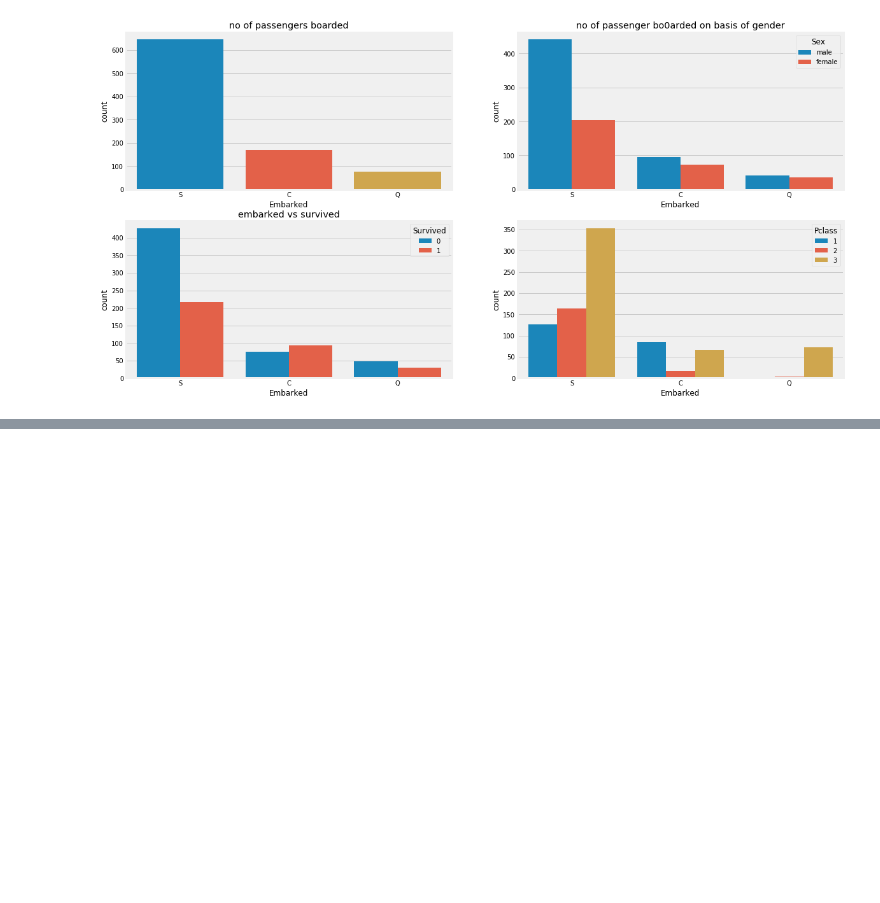
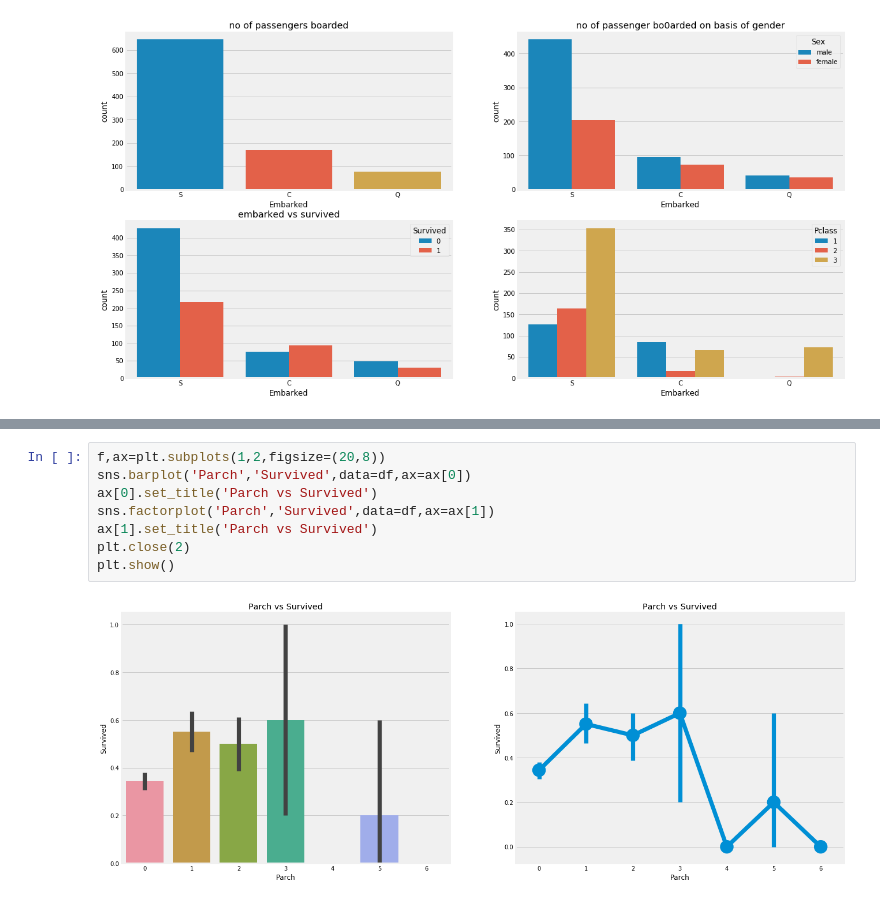
Before and after one commit to Ramitphi/kaggle-titanic-survived-analysis, a Jupyter notebook: titanic_cont.ipynb, the cells around one changed output, grey strips where cells are left out. Drawn from its saved outputs; the diff is of its cells as text; blank space fills up the shorter version.

```diff
--- a/titanic_cont.ipynb
+++ b/titanic_cont.ipynb
@@ -127,0 +188,10 @@ sns.countplot('Embarked',hue='Pclass',ax=ax[1,1],data=df)
+# %%
+f,ax=plt.subplots(1,2,figsize=(20,8))
+sns.barplot('Parch','Survived',data=df,ax=ax[0])
+ax[0].set_title('Parch vs Survived')
+sns.factorplot('Parch','Survived',data=df,ax=ax[1])
+ax[1].set_title('Parch vs Survived')
+plt.close(2)
+plt.show()
+# %% [output]
+[figure, added]
```
Also changed, not shown: parts of 11 cells of this notebook.
